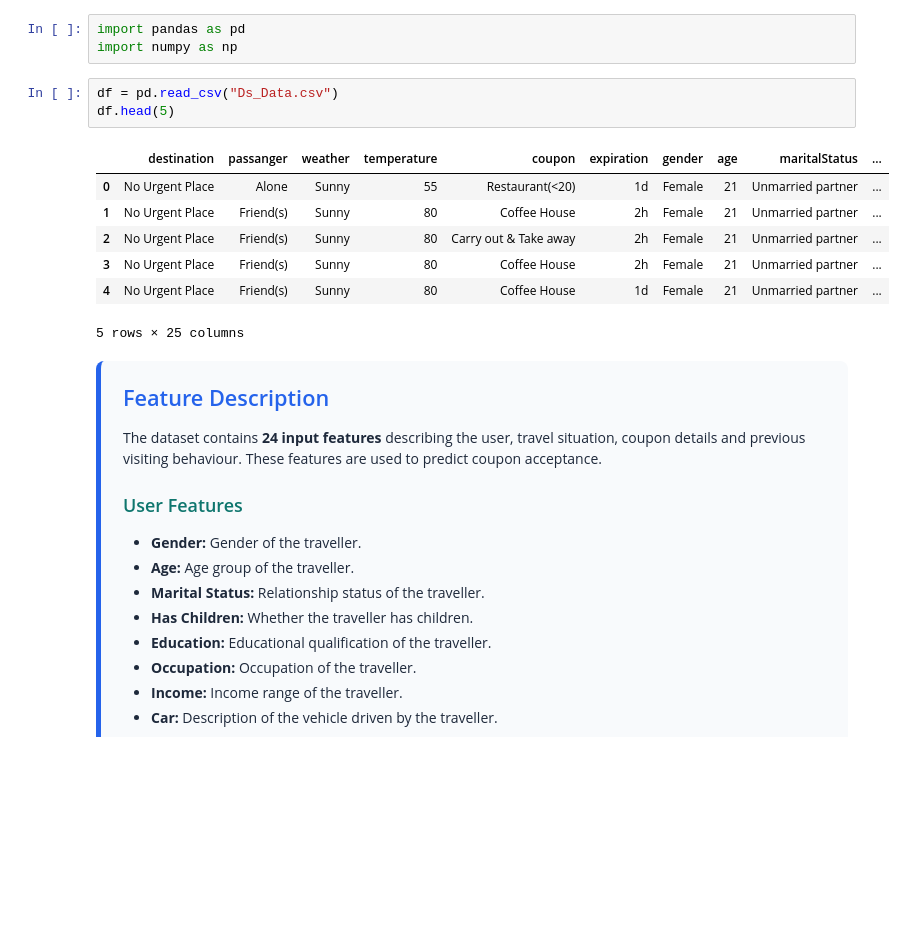
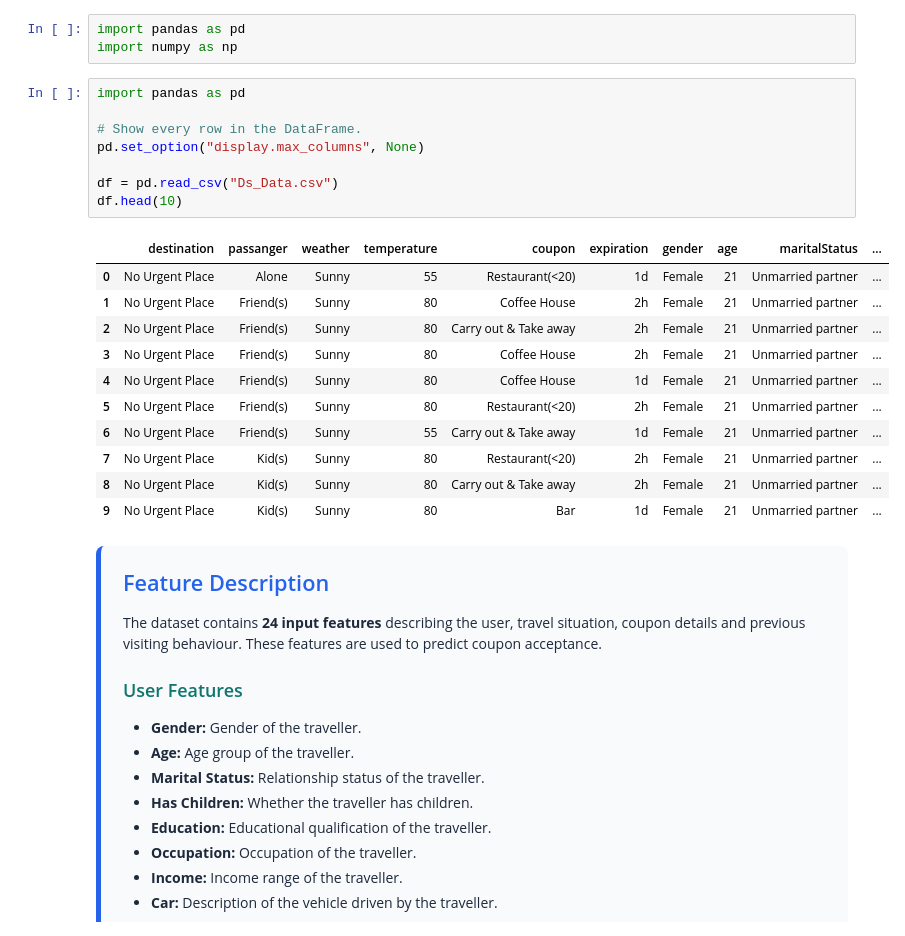
Before and after one commit to prasadPattuvamVeedu/Predicting-Coupon-Acceptance-, a Jupyter notebook: ecommerce.ipynb, the cells around one changed output. Cells and saved outputs as stored; diff of their text form; blank space fills up the shorter version.

```diff
--- a/ecommerce.ipynb
+++ b/ecommerce.ipynb
@@ -250,17 +247,26 @@ Import the dataset and examine its structure, columns and data quality.
 # %%
 import pandas as pd
 import numpy as np
-# %%
-df = pd.read_csv("Ds_Data.csv")
-df.head(5)
-# %% [output]
-|  | destination | passanger | weather | temperature | coupon | expiration | gender | age | maritalStatus | ... |
-| 0 | No Urgent Place | Alone | Sunny | 55 | Restaurant(<20) | 1d | Female | 21 | Unmarried partner | ... |
-| 1 | No Urgent Place | Friend(s) | Sunny | 80 | Coffee House | 2h | Female | 21 | Unmarried partner | ... |
-| 2 | No Urgent Place | Friend(s) | Sunny | 80 | Carry out & Take away | 2h | Female | 21 | Unmarried partner | ... |
-| 3 | No Urgent Place | Friend(s) | Sunny | 80 | Coffee House | 2h | Female | 21 | Unmarried partner | ... |
-| 4 | No Urgent Place | Friend(s) | Sunny | 80 | Coffee House | 1d | Female | 21 | Unmarried partner | ... |
-5 rows × 25 columns
+# %%
+import pandas as pd
+
+# Show every row in the DataFrame.
+pd.set_option("display.max_columns", None)
+
+df = pd.read_csv("Ds_Data.csv")
+df.head(10)
+# %% [output]
+|  | destination | passanger | weather | temperature | coupon | expiration | gender | age | maritalStatus | ... |
+| 0 | No Urgent Place | Alone | Sunny | 55 | Restaurant(<20) | 1d | Female | 21 | Unmarried partner | ... |
+| 1 | No Urgent Place | Friend(s) | Sunny | 80 | Coffee House | 2h | Female | 21 | Unmarried partner | ... |
+| 2 | No Urgent Place | Friend(s) | Sunny | 80 | Carry out & Take away | 2h | Female | 21 | Unmarried partner | ... |
+| 3 | No Urgent Place | Friend(s) | Sunny | 80 | Coffee House | 2h | Female | 21 | Unmarried partner | ... |
+| 4 | No Urgent Place | Friend(s) | Sunny | 80 | Coffee House | 1d | Female | 21 | Unmarried partner | ... |
+| 5 | No Urgent Place | Friend(s) | Sunny | 80 | Restaurant(<20) | 2h | Female | 21 | Unmarried partner | ... |
+| 6 | No Urgent Place | Friend(s) | Sunny | 55 | Carry out & Take away | 1d | Female | 21 | Unmarried partner | ... |
+| 7 | No Urgent Place | Kid(s) | Sunny | 80 | Restaurant(<20) | 2h | Female | 21 | Unmarried partner | ... |
+| 8 | No Urgent Place | Kid(s) | Sunny | 80 | Carry out & Take away | 2h | Female | 21 | Unmarried partner | ... |
+| 9 | No Urgent Place | Kid(s) | Sunny | 80 | Bar | 1d | Female | 21 | Unmarried partner | ... |
 # %% [markdown]
 <div style="
     font-family: Arial, sans-serif;
```
Also changed, not shown: parts of 62 cells of this notebook.
